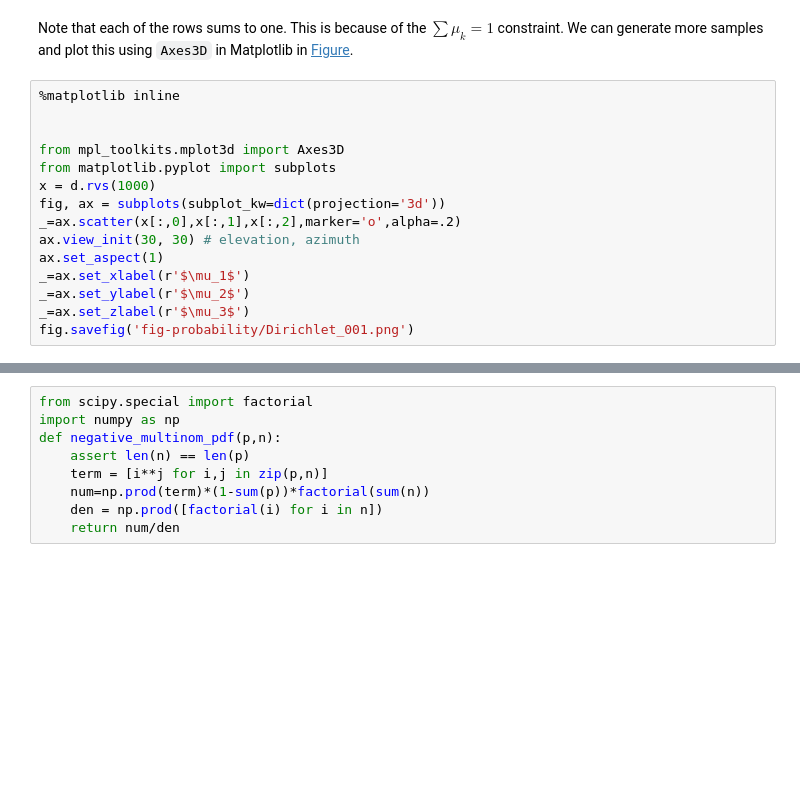
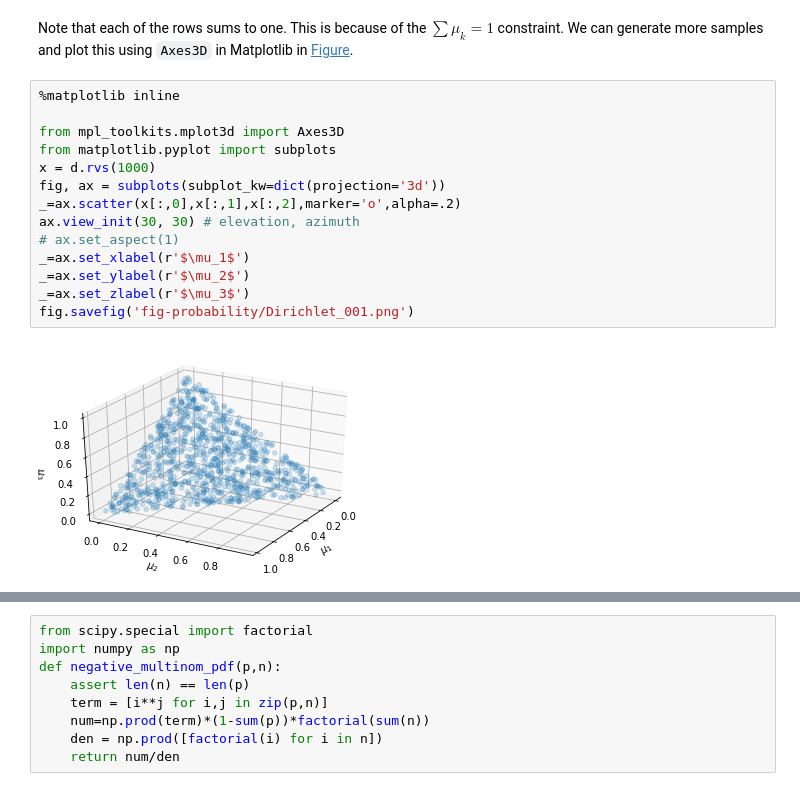
Before and after one commit to unpingco/Python-for-Probability-Statistics-and-Machine-Learning-2E, a Jupyter notebook: chapter/probability/useful_distributions.ipynb, the cells around one changed output, grey strips where cells are left out. Saved outputs shown, nothing was run; the diff lists cells and outputs as text; blank space fills up the shorter version.

```diff
--- a/chapter/probability/useful_distributions.ipynb
+++ b/chapter/probability/useful_distributions.ipynb
@@ -642,20 +816,23 @@ d.rvs(3) # get samples from distribution
 # %% [markdown]
- Note that each of the rows sums to one. This is because of the
-$\sum\mu_k=1$ constraint. We can generate more samples and plot this
-using `Axes3D` in Matplotlib in [Figure](#fig:Dirichlet_001).
+Note that each of the rows sums to one. This is because of the
+$\sum\mu_k=1$
+constraint. We can generate more samples and plot this
+using `Axes3D` in
+Matplotlib in [Figure](#fig:Dirichlet_001).
 # %%
 %matplotlib inline
-
 
 from mpl_toolkits.mplot3d import Axes3D
 from matplotlib.pyplot import subplots
 x = d.rvs(1000)
 fig, ax = subplots(subplot_kw=dict(projection='3d'))
 _=ax.scatter(x[:,0],x[:,1],x[:,2],marker='o',alpha=.2)
 ax.view_init(30, 30) # elevation, azimuth
-ax.set_aspect(1)
+# ax.set_aspect(1)
 _=ax.set_xlabel(r'$\mu_1$')
 _=ax.set_ylabel(r'$\mu_2$')
 _=ax.set_zlabel(r'$\mu_3$')
 fig.savefig('fig-probability/Dirichlet_001.png')
+# %% [output]
+[figure, added]
 # %% [markdown]
```
Also changed, not shown: parts of 163 cells of this notebook, 20 other files.
